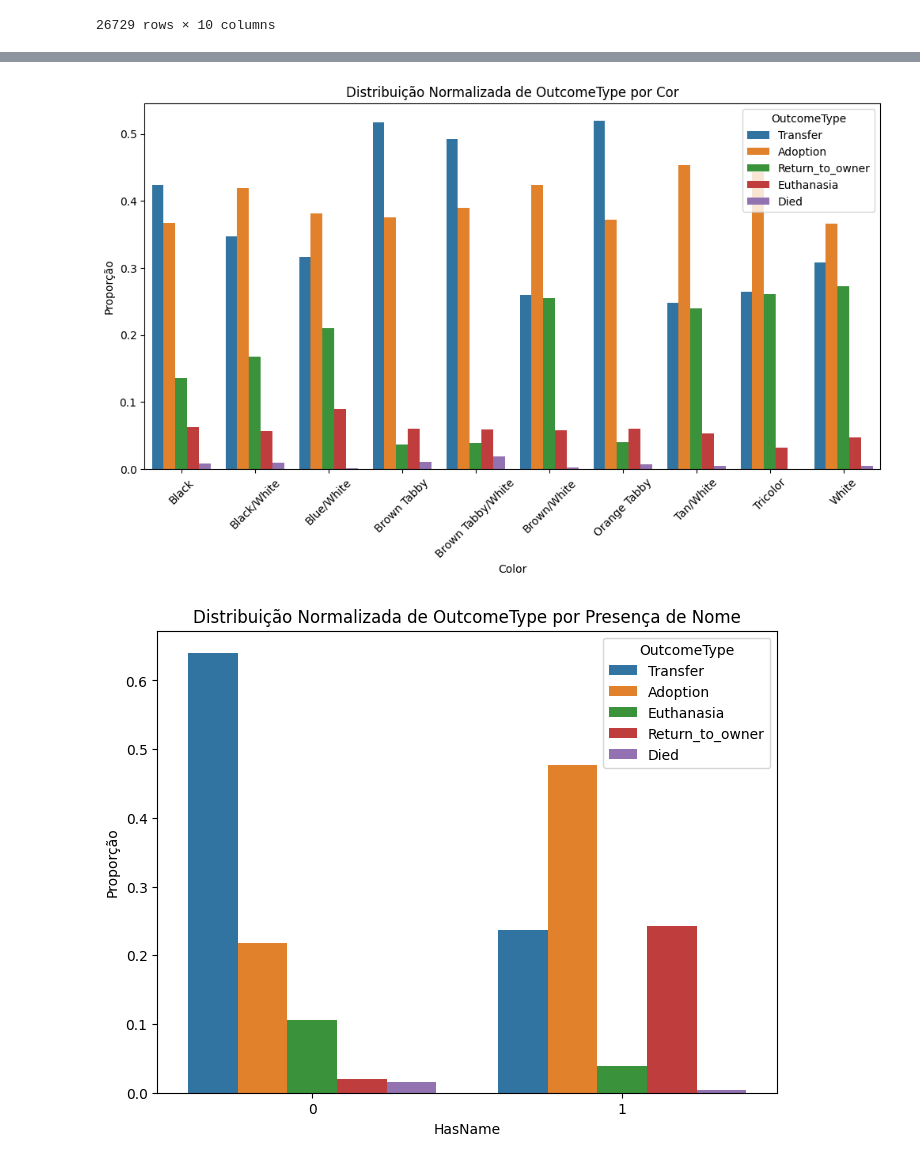
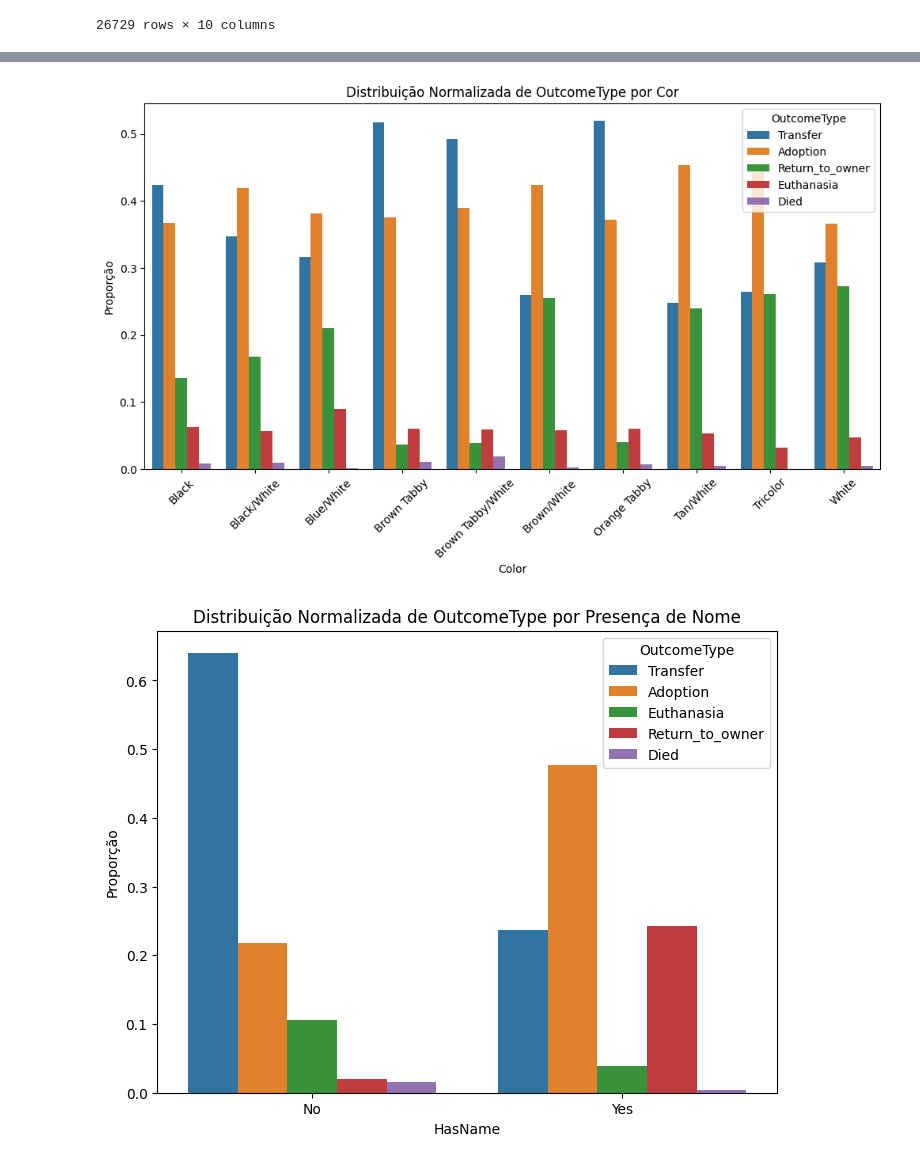
Before and after one commit to Stremps/Shelter-Outcome-Prediction, a Jupyter notebook: Shelter.ipynb, the cells around one changed output, grey strips where cells are left out. Saved outputs shown, nothing was run; the diff lists cells and outputs as text; code cells hidden in the pictures.

```diff
--- a/Shelter.ipynb
+++ b/Shelter.ipynb
@@ -127,35 +127,37 @@ plt.title('Distribuição Normalizada de OutcomeType por Tipo de Raça (Mestiço
 plt.ylabel('Proporção')
 plt.show()
 
 # 4. Calcular a proporção de OutcomeType dentro de cada Color
 # Para melhor visualização, vamos agrupar apenas as 10 cores mais comuns
 top_colors = df['Color'].value_counts().nlargest(10).index
 normalized_counts_color = df[df['Color'].isin(top_colors)].groupby('Color')['OutcomeType'].value_counts(normalize=True).rename('Proportion').reset_index()
 
 # Plotar o gráfico de barras normalizado para Color
 plt.figure(figsize=(12, 6))
 sns.barplot(x='Color', y='Proportion', hue='OutcomeType', data=normalized_counts_color)
 plt.title('Distribuição Normalizada de OutcomeType por Cor')
 plt.ylabel('Proporção')
 plt.xticks(rotation=45)
 plt.show()
 
 # 5. Calcular a proporção de OutcomeType dentro de ter ou não ter nome
-df['HasName'] = df['Name'].apply(lambda x: 1 if pd.notna(x) and x != '' else 0)
+df['HasName'] = df['Name'].apply(lambda x: 'Yes' if pd.notna(x) and x != '' else 'No')
 normalized_counts_name = df.groupby('HasName')['OutcomeType'].value_counts(normalize=True).rename('Proportion').reset_index()
+
+df = df.drop(columns=['Name'])
 
 # Plotar o gráfico de barras normalizado para HasName
 plt.figure(figsize=(8, 6))
 sns.barplot(x='HasName', y='Proportion', hue='OutcomeType', data=normalized_counts_name)
 plt.title('Distribuição Normalizada de OutcomeType por Presença de Nome')
 plt.ylabel('Proporção')
 plt.show()
 # %% [output]
 [figure]
 [figure]
 [figure]
 [figure]
-[figure, old version]
+[figure, new version]
 # %%
 # Data processing
 df = df.drop(columns=['AnimalID','OutcomeSubtype']) #Remove useless columns
```
Also changed, not shown: parts of 7 cells of this notebook, 1 other file.
